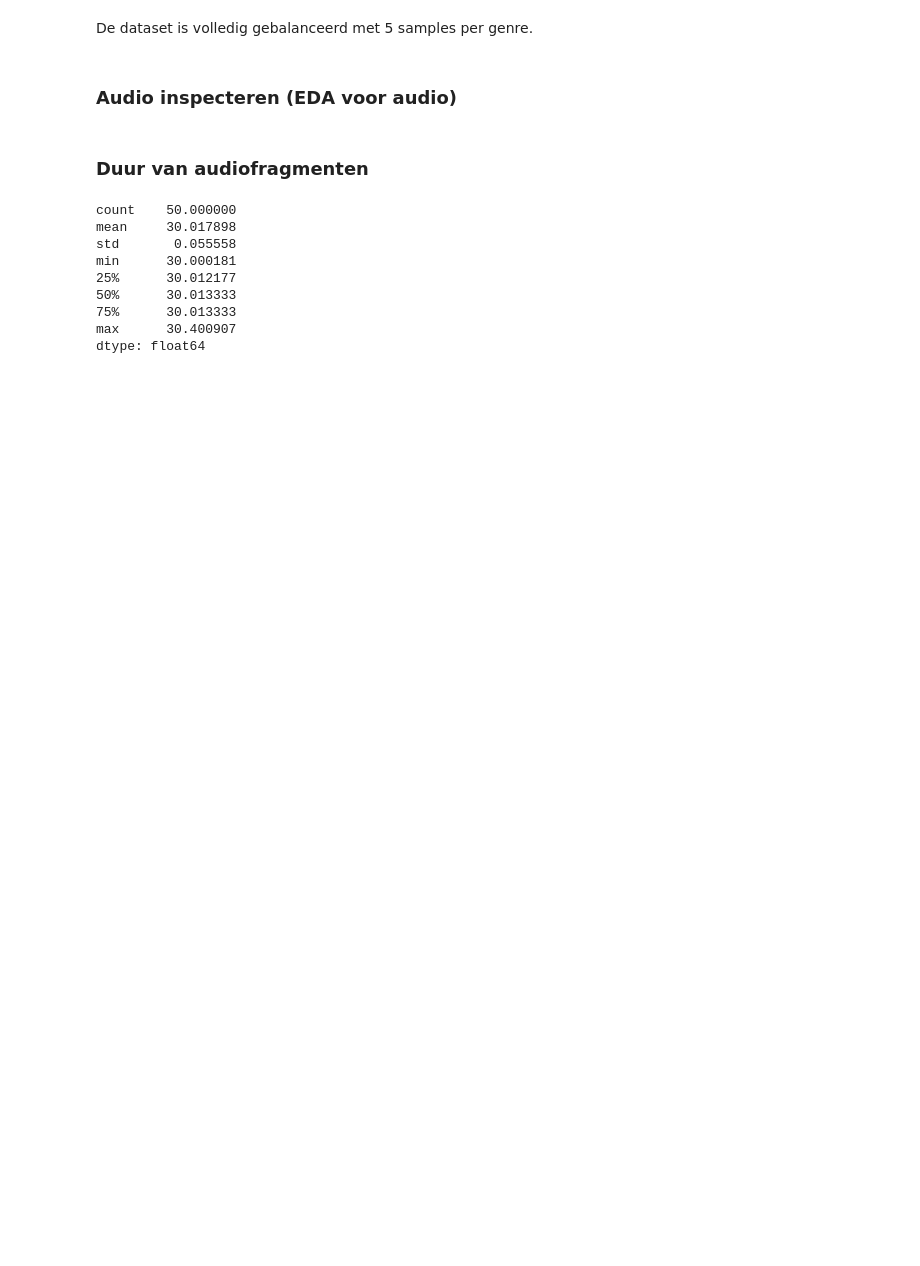
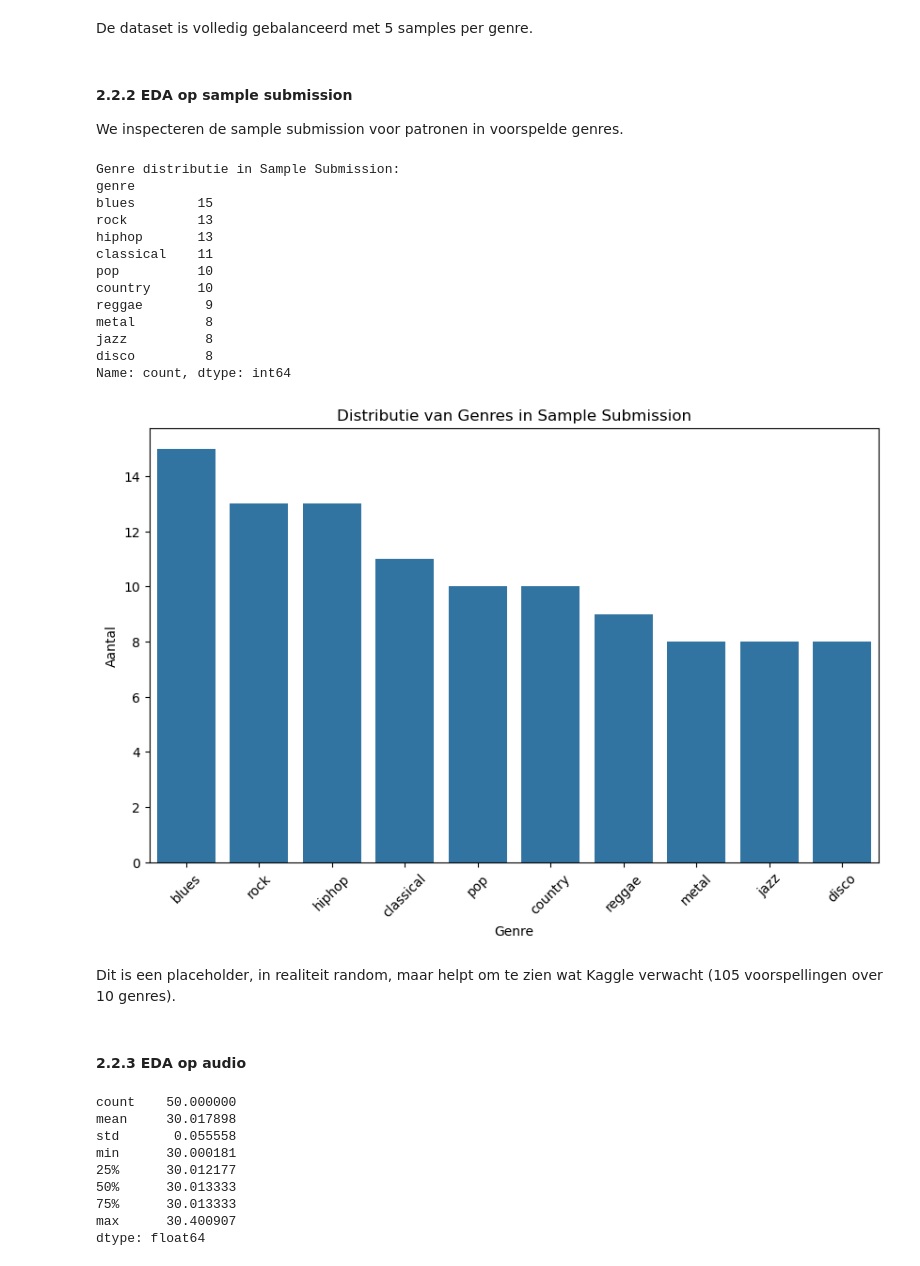
Before and after one commit to CaitlynAlyssa/MachineLearningGroep4, a Jupyter notebook: MLopdracht_3_groep4_meow.ipynb, the cells around one changed output. Saved outputs shown, nothing was run; the diff lists cells and outputs as text; code cells hidden in the pictures; blank space fills up the shorter version.

```diff
--- a/MLopdracht_3_groep4_meow.ipynb
+++ b/MLopdracht_3_groep4_meow.ipynb
@@ -208,9 +358,42 @@ plt.show()
 # %% [markdown]
 De dataset is volledig gebalanceerd met 5 samples per genre.
+# %% [markdown]
+#### 2.2.2 EDA op sample submission
+
+We inspecteren de sample submission voor patronen in voorspelde genres.
+# %%
+# Genre distributie in sample_submission (voorbeeld)
+submission_genres = sample_submission['genre'].value_counts()
+print("\nGenre distributie in Sample Submission:")
+print(submission_genres)
+
+# Visualisatie
+plt.figure(figsize=(10, 6))
+sns.barplot(x=submission_genres.index, y=submission_genres.values)
+plt.title('Distributie van Genres in Sample Submission')
+plt.xlabel('Genre')
+plt.ylabel('Aantal')
+plt.xticks(rotation=45)
+plt.show()
+# %% [output]
+Genre distributie in Sample Submission:
+genre
+blues        15
+rock         13
+hiphop       13
+classical    11
+pop          10
+country      10
+reggae        9
+metal         8
+jazz          8
+disco         8
+Name: count, dtype: int64
+[figure, added]
+# %% [markdown]
+Dit is een placeholder, in realiteit random, maar helpt om te zien wat Kaggle verwacht (105 voorspellingen over 10 genres).
 # %% [markdown]
-### Audio inspecteren (EDA voor audio)
+#### 2.2.3 EDA op audio
-# %% [markdown]
-### Duur van audiofragmenten
 # %%
 durations = []
 
```
Also changed, not shown: parts of 23 cells of this notebook.
